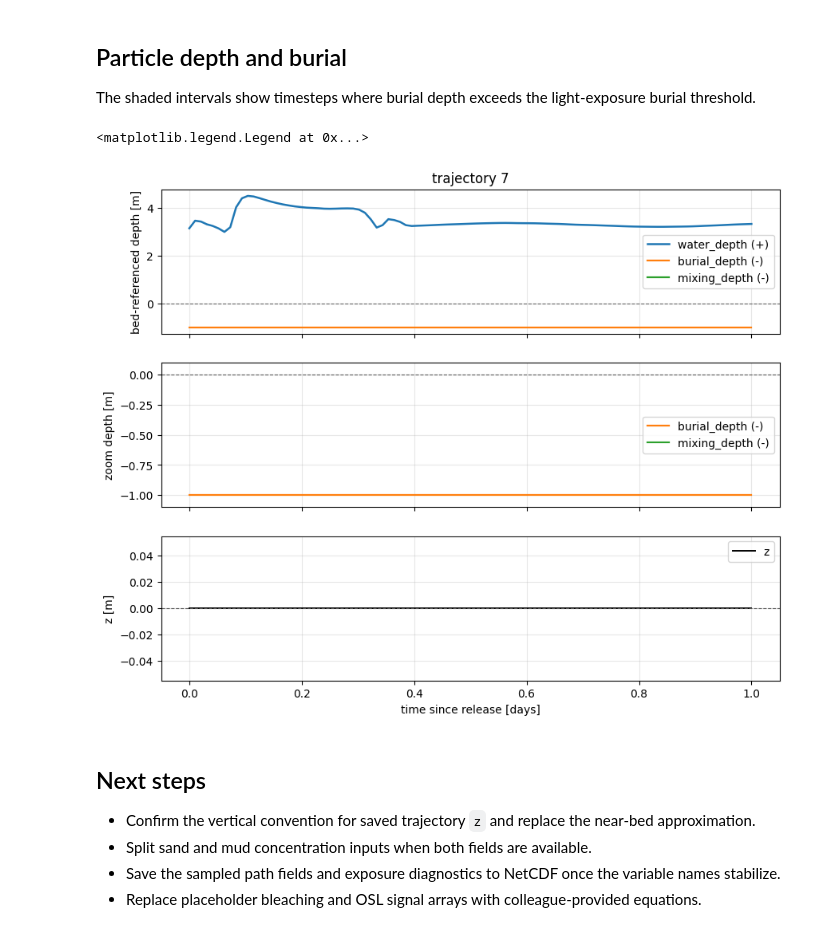
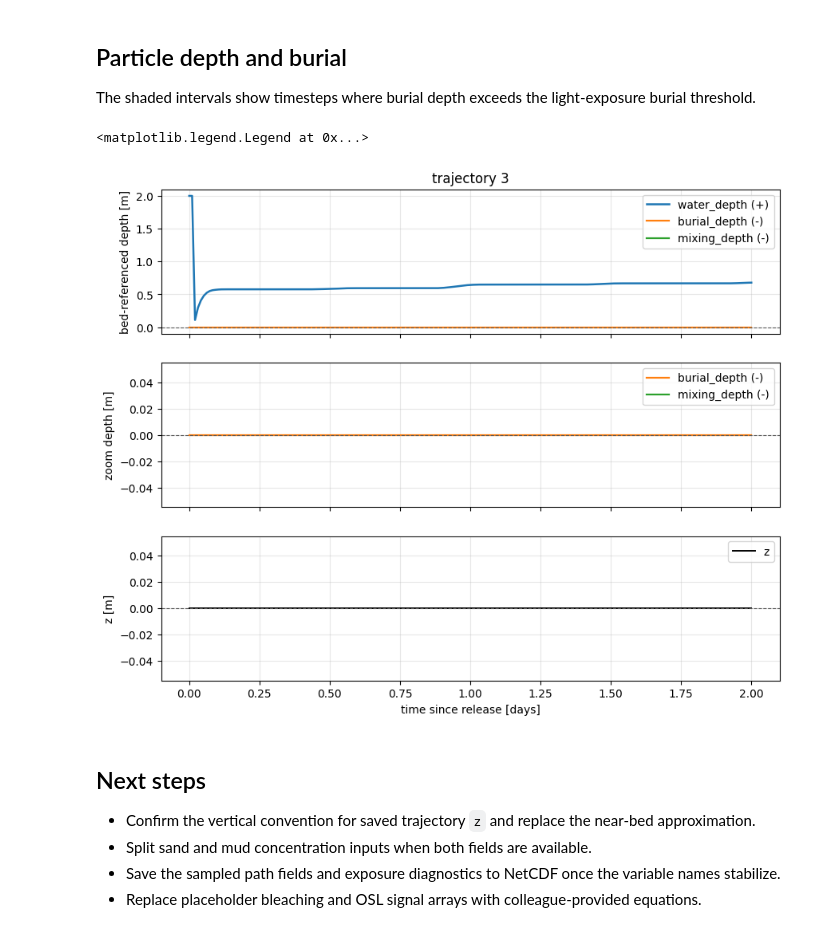
Before and after one commit to sgpearson17/sedtrails-sgp, a Jupyter notebook: examples/light_exposure_offline_workflow.ipynb, the cells around one changed output. Drawn from its saved outputs; the diff is of its cells as text; code cells hidden in the pictures.

```diff
--- a/examples/light_exposure_offline_workflow.ipynb
+++ b/examples/light_exposure_offline_workflow.ipynb
@@ -77,7 +273,7 @@ Choose `analysis_mode = "trajectory"` to analyze one saved SedTRAILS particle pa
 # %%
 analysis_mode = "trajectory" # "trajectory" or "source"
 # analysis_mode = "source" # "trajectory" or "source"
-selected_particle_index = 7
+selected_particle_index = 3
 
 # Preserve the full trajectory dataset for optional full-size exports later.
 tracks_full = tracks if "tracks_full" not in globals() else tracks_full
@@ -213,7 +409,16 @@ macdonald_water_density_kg_m3 = 1025.0
 macdonald_sediment_density_kg_m3 = 2650.0
 macdonald_gravity_m_s2 = 9.81
 macdonald_kinematic_viscosity_m2_s = 1.36e-6
-macdonald_bed_shear_field_candidates = ["mean_bss_magnitude", "mean_bed_shear_stress", "bed_shear_stress", "max_bss_magnitude"]
+macdonald_bed_shear_field_candidates = [
+    "mean_bss_magnitude",
+    "mean_bed_shear_stress",
+    "bed_shear_stress",
+    "max_bss_magnitude",
+    "TAUMAX",
+    "TAU",
+]
+macdonald_bed_shear_x_candidates = ["bed_shear_stress_x", "TAUKSI"]
+macdonald_bed_shear_y_candidates = ["bed_shear_stress_y", "TAUETA"]
 apply_trajectory_burial_in_source_mode = False
 
 # Incoming solar radiation options:
@@ -370,7 +617,16 @@ else:
 
 def _macdonald_elevation_above_bed() -> np.ndarray:
     if sampled_bed_shear is None:
-        raise ValueError("No bed shear stress field found for MacDonald z_c. Update macdonald_bed_shear_field_candidates.")
+        # Graceful fallback for inputs that do not provide bed shear (common in raw maps).
+        print(
+            "Warning: no bed shear stress field found for MacDonald z_c. "
+            "Falling back to fixed elevation (optional_fixed_vertical_position)."
+        )
+        return np.clip(
+            np.full(track_time.shape, float(optional_fixed_vertical_position), dtype=float),
+            0.0,
+            water_depth_at_particle[:, 0],
+        )
     if macdonald_vkarman <= 0.0:
         raise ValueError("macdonald_vkarman must be positive")
 
@@ -381,12 +637,12 @@ def _macdonald_elevation_above_bed() -> np.ndarray:
         sediment_density=macdonald_sediment_density_kg_m3,
         water_density=macdonald_water_density_kg_m3,
         kinematic_viscosity=macdonald_kinematic_viscosity_m2_s,
-)
+    )
     settling_velocity = float(grain_props["settling_velocity"])
     shear_velocity = compute_shear_velocity(
         np.maximum(sampled_bed_shear[:, 0], 0.0),
         water_density=macdonald_water_density_kg_m3,
-)
+    )
 
     denominator = macdonald_vkarman * shear_velocity
     ratio = np.full(track_time.shape, np.nan, dtype=float)
@@ -855,7 +1244,7 @@ burial_series = np.zeros(track_time.shape, dtype=float) if burial_depth is None
 mixing_series = np.zeros(track_time.shape, dtype=float) if mixing_depth is None else mixing_depth[:, particle_index].astype(float)
 buried = np.zeros(track_time.shape, dtype=bool) if status_buried is None else status_buried[:, particle_index].astype(bool)
 z_series = (
-    tracks["z"].values[:, selected_particle_index].astype(float)
+    tracks["z"].values[:, particle_index].astype(float)
     if "z" in tracks
     else particle_elevation_above_bed.astype(float)
  )
@@ -883,34 +1272,34 @@ if np.isfinite(max_zoom) and max_zoom > 0:
 
 # Panel 3: raw trajectory z only.
 ax_bottom.plot(time_days, z_series, color="black", lw=1.4, label="z")
 ax_bottom.axhline(0.0, color="0.35", lw=0.8, ls="--")
 
 # Reuse the buried-status intervals as grey shading across all three panels.
 transitions = np.diff(np.r_[0, buried.astype(np.int8), 0])
 starts = np.flatnonzero(transitions == 1)
 stops = np.flatnonzero(transitions == -1)
 for start, stop in zip(starts, stops):
     right = time_days[max(stop - 1, start)]
     if right == time_days[start] and start + 1 < time_days.size:
         right = time_days[start + 1]
     ax_top.axvspan(time_days[start], right, color="0.8", alpha=0.28, lw=0)
     ax_zoom.axvspan(time_days[start], right, color="0.8", alpha=0.28, lw=0)
     ax_bottom.axvspan(time_days[start], right, color="0.8", alpha=0.28, lw=0)
 
 ax_top.set_ylabel("bed-referenced depth [m]")
 ax_zoom.set_ylabel("zoom depth [m]")
 ax_bottom.set_ylabel("z [m]")
 ax_bottom.set_xlabel("time since release [days]")
 ax_top.set_title(particle_label)
 ax_top.grid(True, alpha=0.3)
 ax_zoom.grid(True, alpha=0.3)
 ax_bottom.grid(True, alpha=0.3)
 ax_top.legend(loc="best")
 ax_zoom.legend(loc="best")
 ax_bottom.legend(loc="best")
 # %% [output]
 <matplotlib.legend.Legend at 0x...>
-[figure, old version]
+[figure, new version]
 # %% [markdown]
 ## Next steps
 
```
Also changed, not shown: parts of 14 cells of this notebook.
